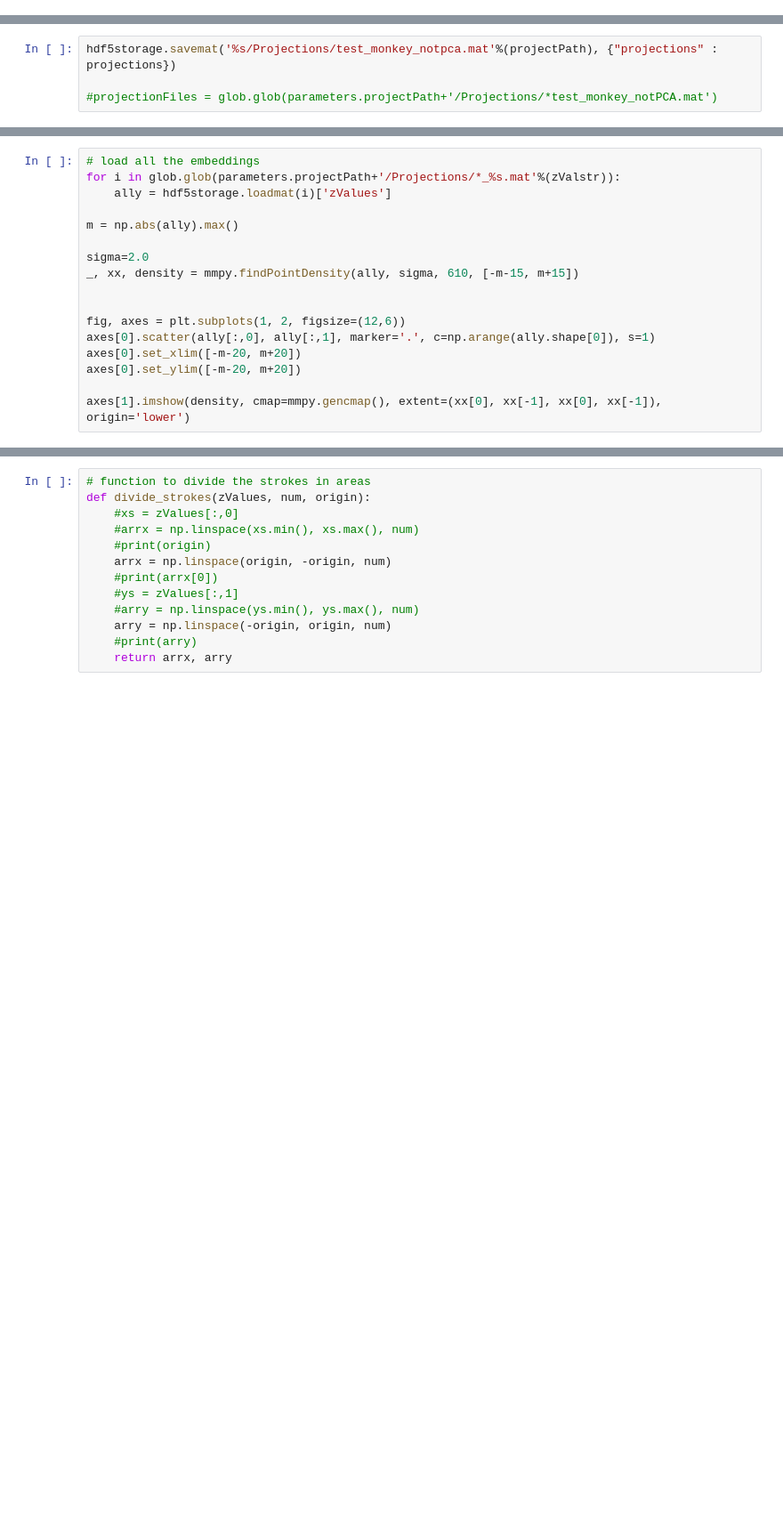
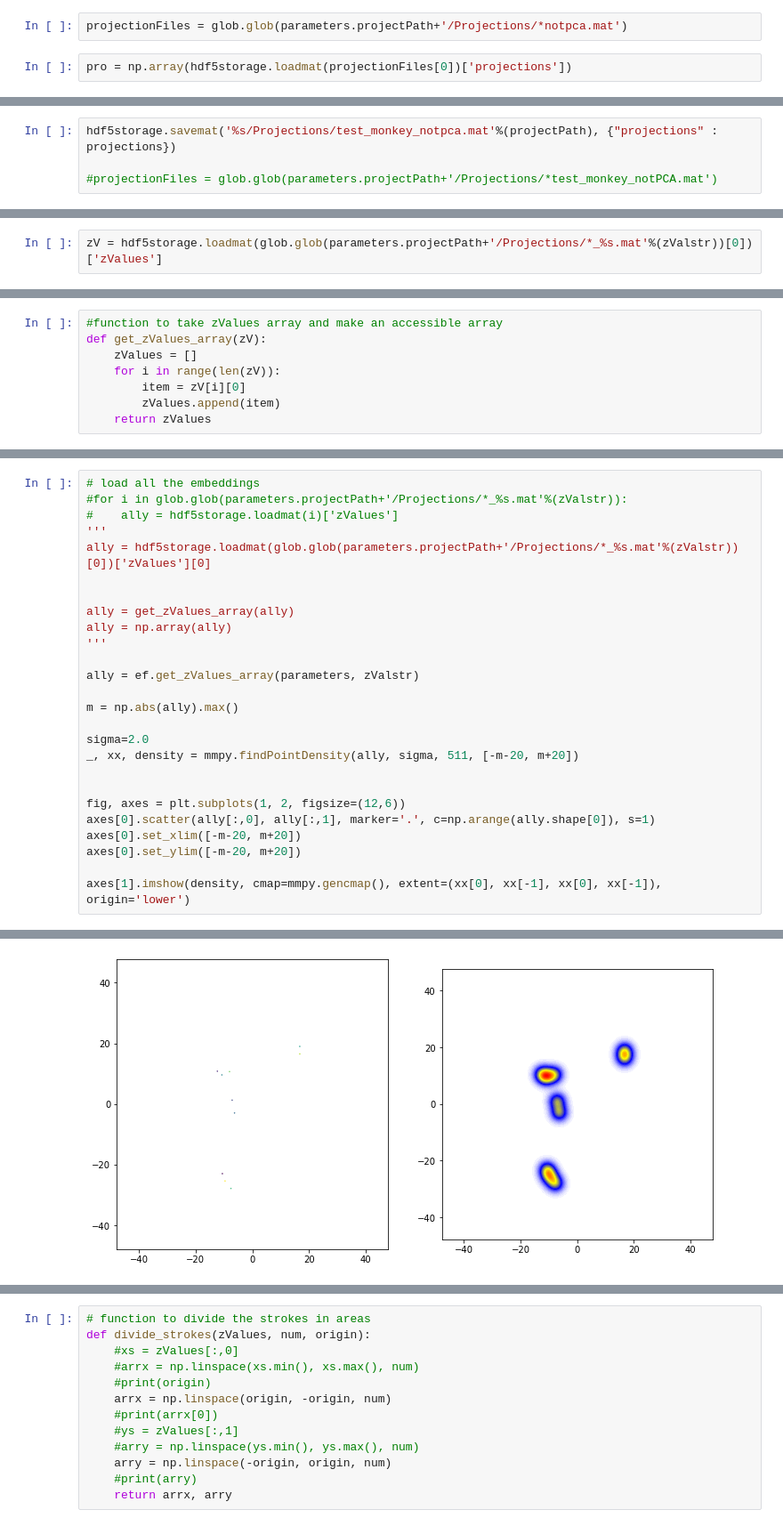
Before and after one commit to AlejandraUrquieta/MonkeyTestRepo, a Jupyter notebook: Updated Notebook.ipynb, the cells around one changed output, grey strips where cells are left out. Shown: that part at 89% size. Saved outputs shown, nothing was run; the diff lists cells and outputs as text; blank space fills up the shorter version.

Commit message:
new function zValues array

```diff
--- a/Updated Notebook.ipynb
+++ b/Updated Notebook.ipynb
@@ -281,3 +290,7 @@ def total_tsne(parameters):
 
 
     print('All Embeddings Saved in %i seconds!'%(time.time()-tall))
+# %%
+projectionFiles = glob.glob(parameters.projectPath+'/Projections/*notpca.mat')
+# %%
+pro = np.array(hdf5storage.loadmat(projectionFiles[0])['projections'])
@@ -387,0 +419,2 @@ zValstr = 'zVals'
+# %%
+zV = hdf5storage.loadmat(glob.glob(parameters.projectPath+'/Projections/*_%s.mat'%(zValstr))[0])['zValues']
@@ -387,0 +425,8 @@ zValstr = 'zVals'
+# %%
+#function to take zValues array and make an accessible array
+def get_zValues_array(zV):
+    zValues = []
+    for i in range(len(zV)):
+        item = zV[i][0]
+        zValues.append(item)
+    return zValues
@@ -388,12 +446,21 @@ zValstr = 'zVals'
 # %%
 # load all the embeddings
-for i in glob.glob(parameters.projectPath+'/Projections/*_%s.mat'%(zValstr)):
-    ally = hdf5storage.loadmat(i)['zValues']
+#for i in glob.glob(parameters.projectPath+'/Projections/*_%s.mat'%(zValstr)):
+#    ally = hdf5storage.loadmat(i)['zValues']
+'''
+ally = hdf5storage.loadmat(glob.glob(parameters.projectPath+'/Projections/*_%s.mat'%(zValstr))[0])['zValues'][0]
+
+
+ally = get_zValues_array(ally)
+ally = np.array(ally)
+'''
+
+ally = ef.get_zValues_array(parameters, zValstr)
 
 m = np.abs(ally).max()
 
 sigma=2.0
-_, xx, density = mmpy.findPointDensity(ally, sigma, 610, [-m-15, m+15])
+_, xx, density = mmpy.findPointDensity(ally, sigma, 511, [-m-20, m+20])
 
 
 fig, axes = plt.subplots(1, 2, figsize=(12,6))
@@ -402,3 +469,4 @@ axes[0].set_xlim([-m-20, m+20])
 axes[0].set_ylim([-m-20, m+20])
 
 axes[1].imshow(density, cmap=mmpy.gencmap(), extent=(xx[0], xx[-1], xx[0], xx[-1]), origin='lower')
+# %% [output]
@@ -404,0 +474 @@ axes[1].imshow(density, cmap=mmpy.gencmap(), extent=(xx[0], xx[-1], xx[0], xx[-1
+[figure, added]
```
Also changed, not shown: parts of 40 cells of this notebook, 4 other files.
